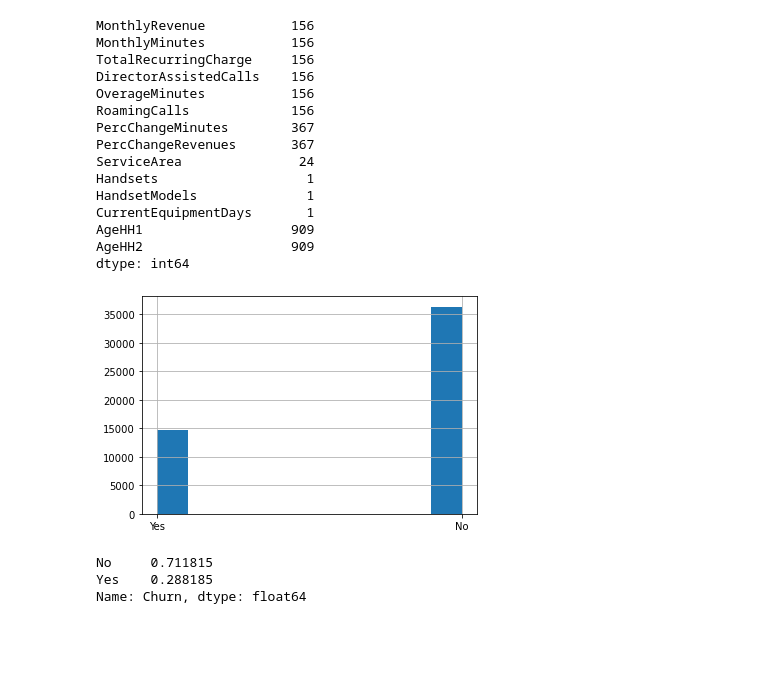
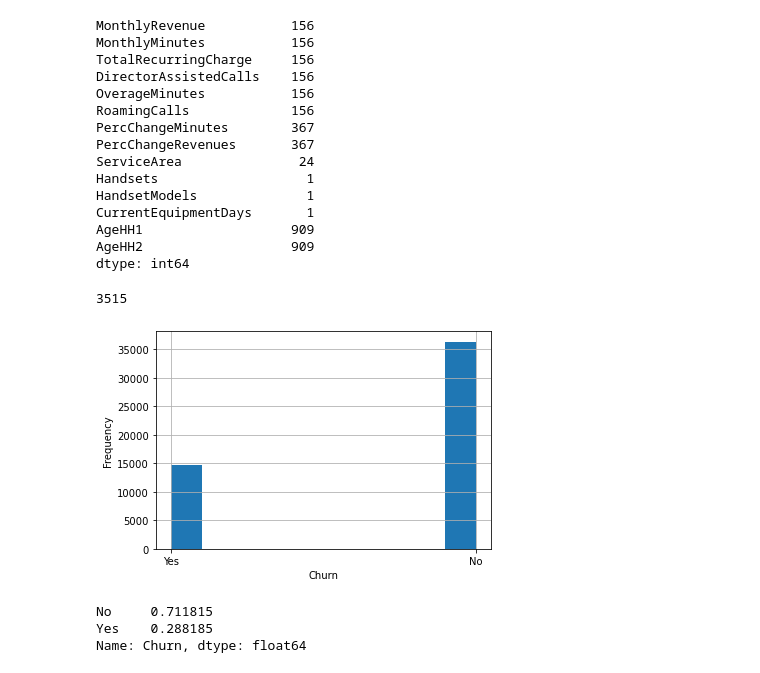
Before and after one commit to alessa-hzx/IBM-Machine-Learning, a Jupyter notebook: Deep Learning Project/Telecom Customer Churn_DeepLearning.ipynb, the cells around one changed output. Saved outputs shown, nothing was run; the diff lists cells and outputs as text; code cells hidden in the pictures; blank space fills up the shorter version.

```diff
--- a/Deep Learning Project/Telecom Customer Churn_DeepLearning.ipynb
+++ b/Deep Learning Project/Telecom Customer Churn_DeepLearning.ipynb
@@ -83,10 +104,17 @@ CurrentEquipmentDays       1
 AgeHH1                   909
 AgeHH2                   909
 dtype: int64
-# %%
-data.Churn.hist();
-# %% [output]
-[figure, removed]
+# %%
+data[na_cols].isnull().sum().sum()
+# %% [output]
+3515
+# %%
+data.Churn.hist();
+plt.xlabel('Churn');
+plt.ylabel('Frequency');
+plt.savefig('Churn')
+# %% [output]
+[figure, added]
 # %%
 data.Churn.value_counts(normalize = True)
 # %% [output]
```
Also changed, not shown: parts of 20 cells of this notebook, 1 other file.
